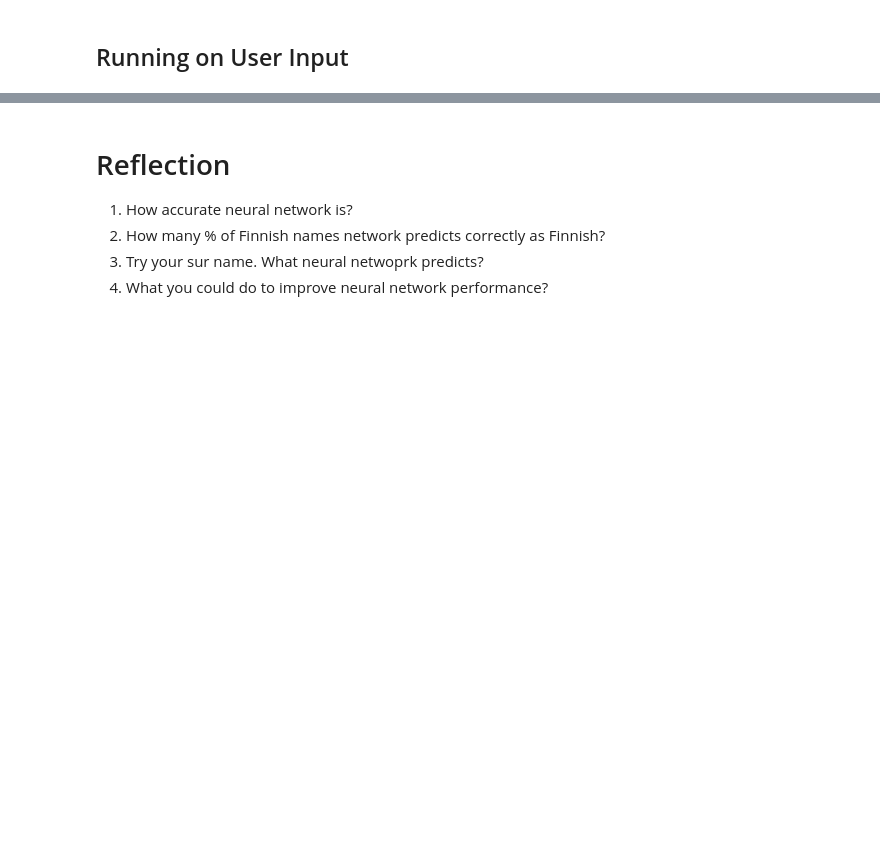
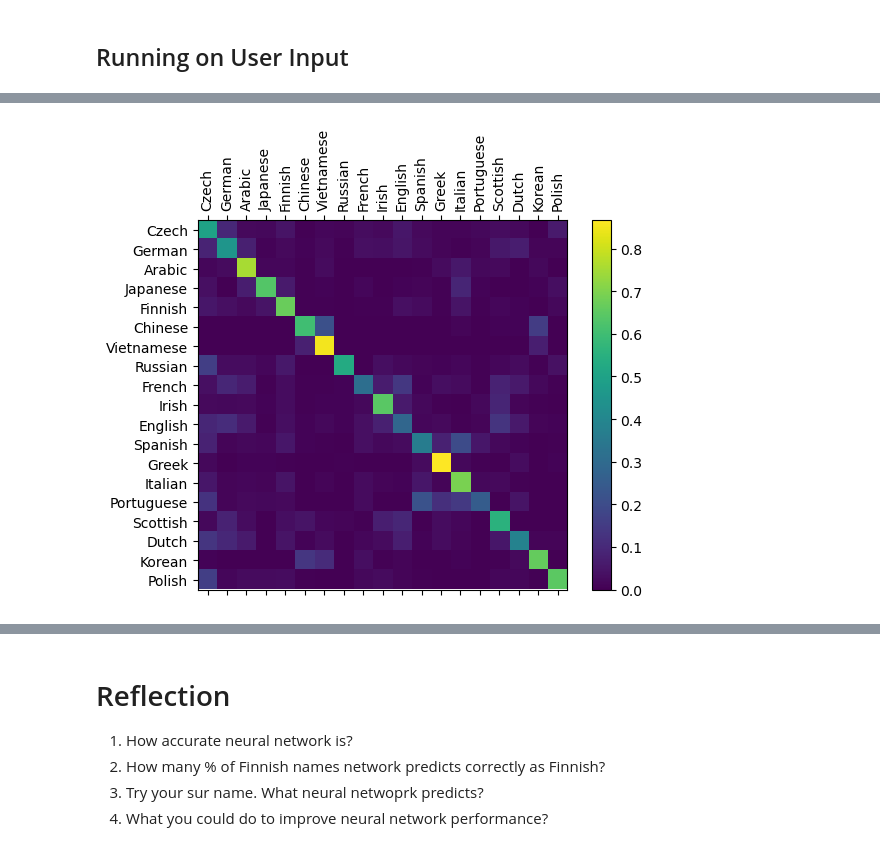
Before and after one commit to heksaani/DeepLearning, a Jupyter notebook: exercises/RNN1_char_rnn_classification_exercise_Putkuri_Heidi.ipynb, the cells around one changed output, grey strips where cells are left out. Saved outputs shown, nothing was run; the diff lists cells and outputs as text; code cells hidden in the pictures; blank space fills up the shorter version.

```diff
--- a/exercises/RNN1_char_rnn_classification_exercise_Putkuri_Heidi.ipynb
+++ b/exercises/RNN1_char_rnn_classification_exercise_Putkuri_Heidi.ipynb
@@ -448,0 +668,37 @@ predict('Satoshi')
+# %%
+confusion = torch.zeros(n_categories, n_categories) # initialize confusion matrix with zeros
+n_confusion = 10000 # number of examples to evaluate
+
+# Go through a bunch of examples and record which are correctly guessed
+for i in range(n_confusion):
+    category, line, category_tensor, line_tensor = randomTrainingExample() # get random training example
+    # category is the actual category of the name, line is the name
+    # category_tensor is the tensor of the category, line_tensor is the tensor of the name
+    output = evaluate(line_tensor) # evaluate the model using the training example x_train, which is the line_tensor containing the names
+    guess, guess_i = categoryFromOutput(output)
+    # guess = the name of the category that the RNN model predicts
+    # guess_i = the index of the category that the RNN model predicts
+    category_i = all_categories.index(category)
+    confusion[category_i][guess_i] += 1 # add 1 to the confusion matrix at the actual category and the predicted category
+
+# Normalize by dividing every row by its sum --> proportion of predictions for that actual category that were predicted as each possible category
+for i in range(n_categories):
+    confusion[i] = confusion[i] / confusion[i].sum()
+# Set up plot
+fig = plt.figure()
+ax = fig.add_subplot(111)
+cax = ax.matshow(confusion.numpy())
+fig.colorbar(cax)
+
+# Set up axes
+ax.set_xticklabels([''] + all_categories, rotation=90)
+ax.set_yticklabels([''] + all_categories)
+
+# Force label at every tick
+ax.xaxis.set_major_locator(ticker.MultipleLocator(1))
+ax.yaxis.set_major_locator(ticker.MultipleLocator(1))
+
+# sphinx_gallery_thumbnail_number = 2
+plt.show()
+# %% [output]
+[figure, added]
```
Also changed, not shown: parts of 31 cells of this notebook, 2 other files.
